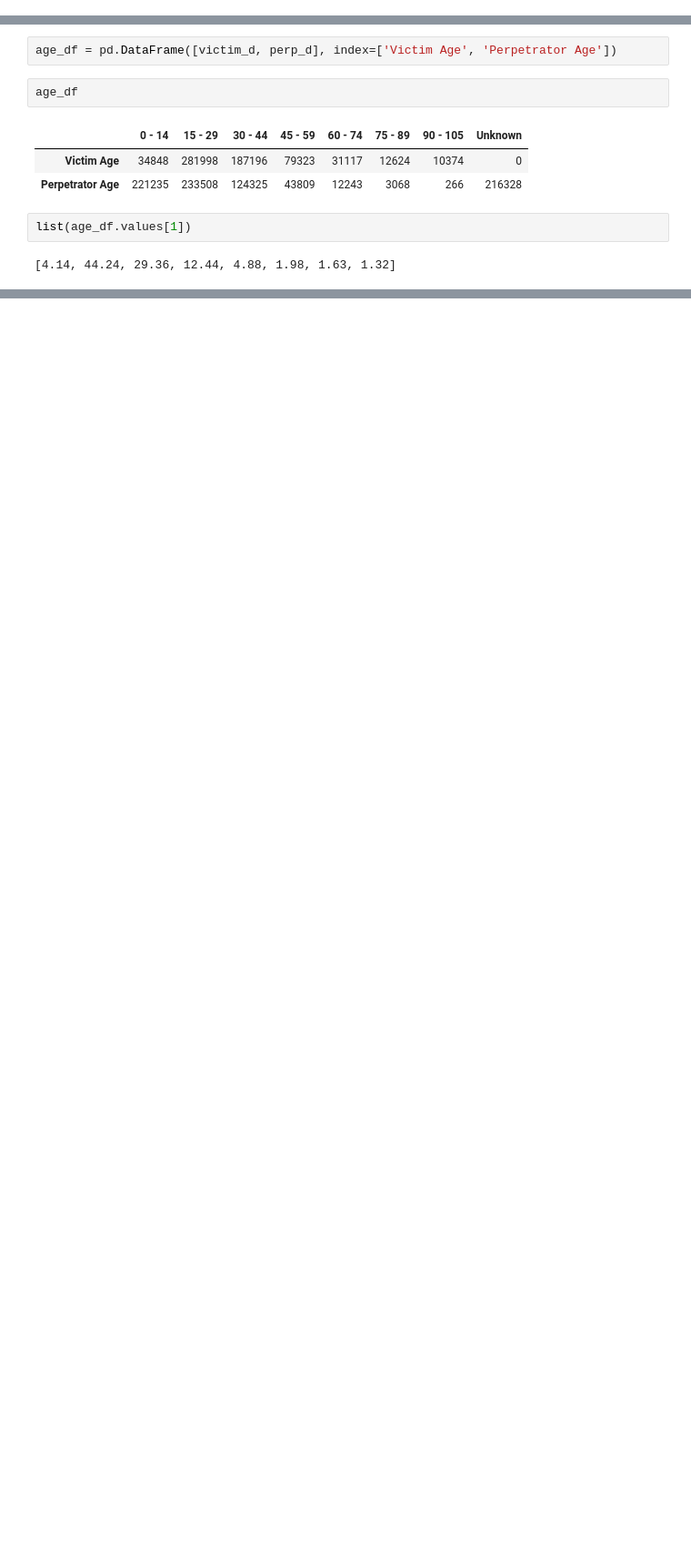
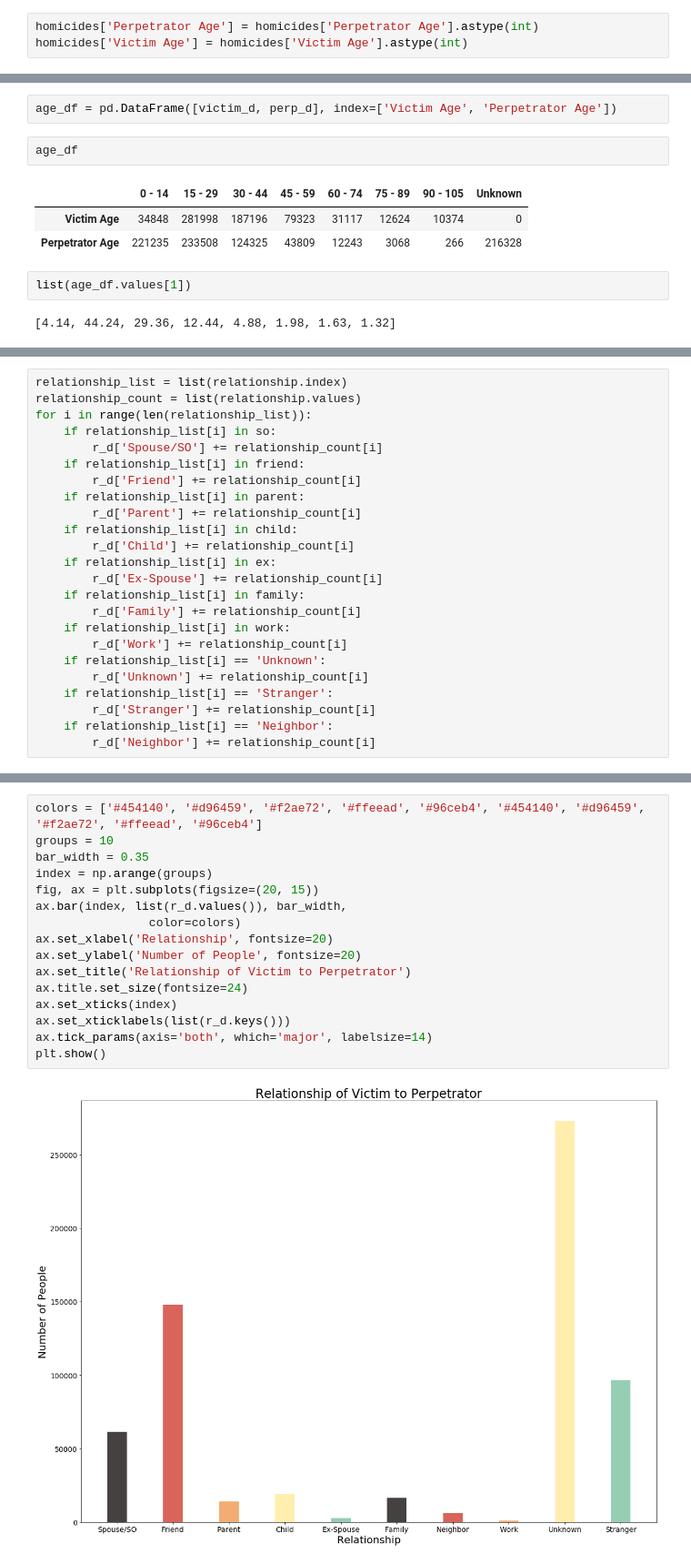
Before and after one commit to adriennekarnoski/machine_learning, a Jupyter notebook: Untitled.ipynb, the cells around one changed output, grey strips where cells are left out. Shown at 91% size. Cells and saved outputs as stored; diff of their text form; blank space fills up the shorter version.

```diff
--- a/Untitled.ipynb
+++ b/Untitled.ipynb
@@ -11,0 +25,3 @@ homicides.shape
+# %%
+homicides['Perpetrator Age'] = homicides['Perpetrator Age'].astype(int)
+homicides['Victim Age'] = homicides['Victim Age'].astype(int)
@@ -226,0 +257,24 @@ plt.show()
+# %%
+relationship_list = list(relationship.index)
+relationship_count = list(relationship.values)
+for i in range(len(relationship_list)):
+    if relationship_list[i] in so:
+        r_d['Spouse/SO'] += relationship_count[i]
+    if relationship_list[i] in friend:
+        r_d['Friend'] += relationship_count[i]
+    if relationship_list[i] in parent:
+        r_d['Parent'] += relationship_count[i]
+    if relationship_list[i] in child:
+        r_d['Child'] += relationship_count[i]
+    if relationship_list[i] in ex:
+        r_d['Ex-Spouse'] += relationship_count[i]
+    if relationship_list[i] in family:
+        r_d['Family'] += relationship_count[i]
+    if relationship_list[i] in work:
+        r_d['Work'] += relationship_count[i]
+    if relationship_list[i] == 'Unknown':
+        r_d['Unknown'] += relationship_count[i]
+    if relationship_list[i] == 'Stranger':
+        r_d['Stranger'] += relationship_count[i]
+    if relationship_list[i] == 'Neighbor':
+        r_d['Neighbor'] += relationship_count[i]
@@ -226,0 +298,18 @@ plt.show()
+# %%
+colors = ['#454140', '#d96459', '#f2ae72', '#ffeead', '#96ceb4', '#454140', '#d96459', '#f2ae72', '#ffeead', '#96ceb4']
+groups = 10
+bar_width = 0.35
+index = np.arange(groups)
+fig, ax = plt.subplots(figsize=(20, 15))
+ax.bar(index, list(r_d.values()), bar_width,
+                color=colors)
+ax.set_xlabel('Relationship', fontsize=20)
+ax.set_ylabel('Number of People', fontsize=20)
+ax.set_title('Relationship of Victim to Perpetrator')
+ax.title.set_size(fontsize=24)
+ax.set_xticks(index)
+ax.set_xticklabels(list(r_d.keys()))
+ax.tick_params(axis='both', which='major', labelsize=14)
+plt.show()
+# %% [output]
+[figure, added]
```
Also changed, not shown: parts of 36 cells of this notebook, 1 other file.
